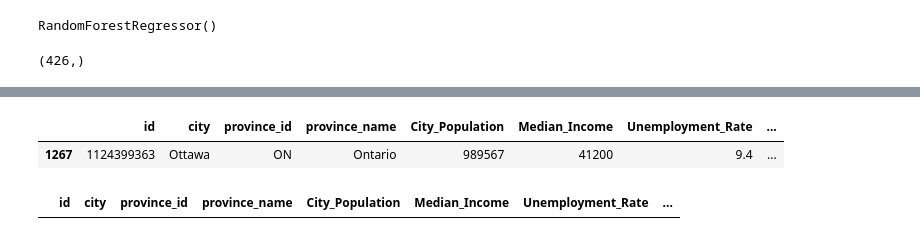
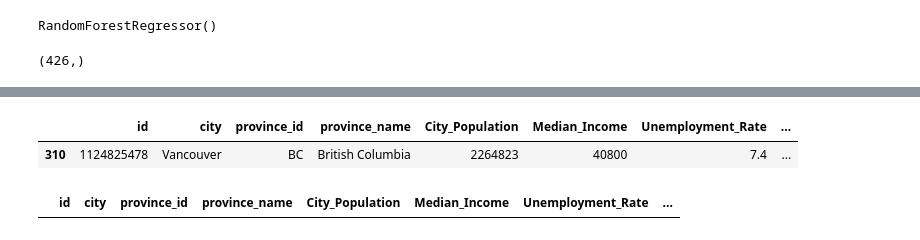
Before and after one commit to JorMerr/EV_charging_locations, a Jupyter notebook: ML_Model/ML-model.ipynb, the cells around one changed output, grey strips where cells are left out. Saved outputs shown, nothing was run; the diff lists cells and outputs as text; code cells hidden in the pictures.

```diff
--- a/ML_Model/ML-model.ipynb
+++ b/ML_Model/ML-model.ipynb
@@ -232,8 +232,8 @@ unseen_data.sample(25)
 # %%
-features_data.loc[features_data["city"] == "Ottawa"]
+features_data.loc[features_data["city"] == "Vancouver"]
 # %% [output]
 |  | id | city | province_id | province_name | City_Population | Median_Income | Unemployment_Rate | ... |
-| 1267 | 1124399363 | Ottawa | ON | Ontario | 989567 | 41200 | 9.4 | ... |
+| 310 | 1124825478 | Vancouver | BC | British Columbia | 2264823 | 40800 | 7.4 | ... |
 # %%
 unseen_data.loc[unseen_data["city"] == "Montreal"]
 # %% [output]
```
Also changed, not shown: parts of 7 cells of this notebook, 3 other files.
